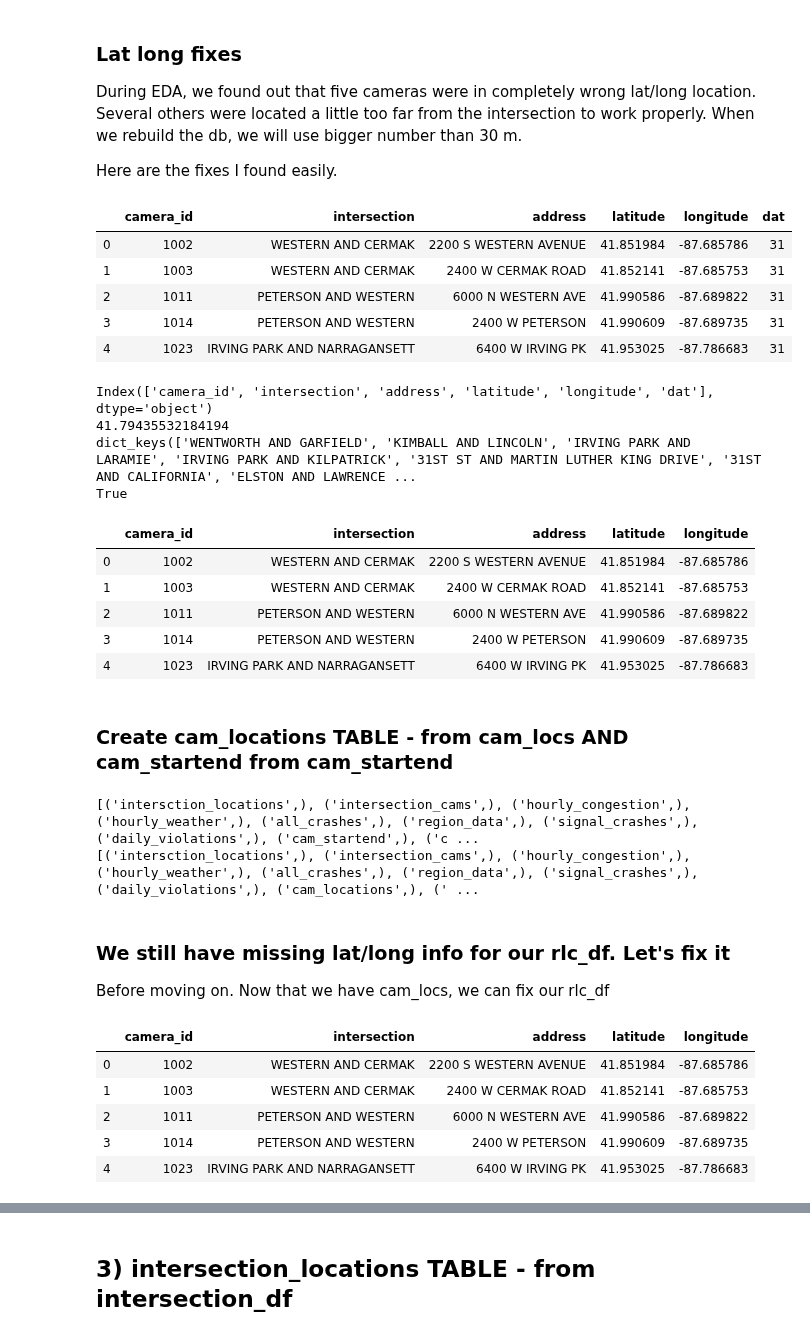
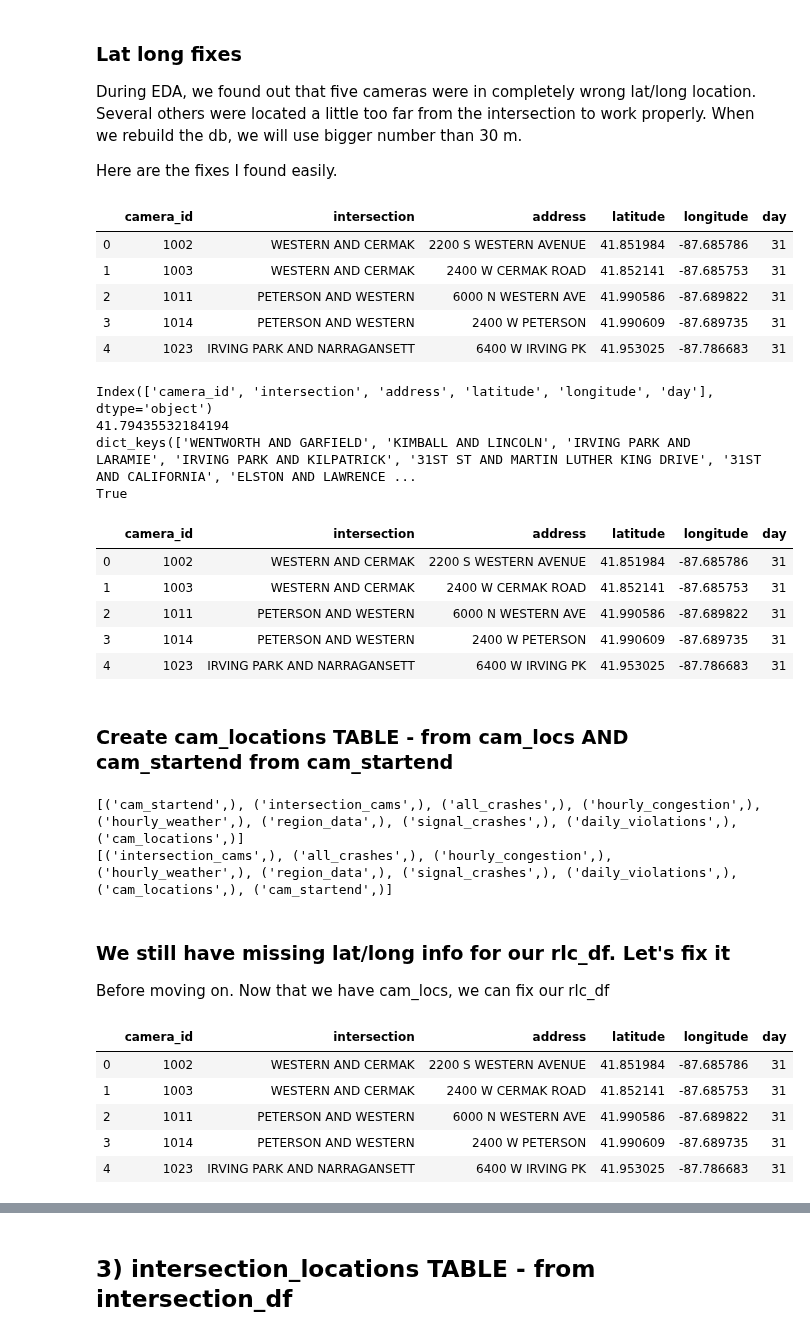
Before and after one commit to sciencelee/chicago-red-light-cameras, a Jupyter notebook: 01-build-db.ipynb, the cells around one changed output, grey strips where cells are left out. Cells and saved outputs as stored; diff of their text form; code cells hidden in the pictures.

```diff
--- a/01-build-db.ipynb
+++ b/01-build-db.ipynb
@@ -198,7 +198,7 @@ rlc_df['latitude'] = rlc_df['latitude'].apply(float)
 rlc_df['longitude'] = rlc_df['longitude'].apply(float)
 rlc_df['violation_date'] = pd.to_datetime(rlc_df['violation_date'])
 rlc_df['month'] = rlc_df['violation_date'].apply(lambda x: int(x.month))
-rlc_df['dat'] = rlc_df['violation_date'].apply(lambda x: int(x.day))
+rlc_df['day'] = rlc_df['violation_date'].apply(lambda x: int(x.day))  # fixed from dat to day!
 
 rlc_df['weekday'] = rlc_df['violation_date'].apply(lambda x: int(datetime.weekday(x)))
 rlc_df['year'] = rlc_df['violation_date'].apply(lambda x: int(x.year))
@@ -461,7 +461,7 @@ correct_camlocs = {'WENTWORTH AND GARFIELD': (41.79435532184194, -87.63114616279
 # %%
 cam_locs.head()
 # %% [output]
-|  | camera_id | intersection | address | latitude | longitude | dat |
+|  | camera_id | intersection | address | latitude | longitude | day |
 | 0 | 1002 | WESTERN AND CERMAK | 2200 S WESTERN AVENUE | 41.851984 | -87.685786 | 31 |
 | 1 | 1003 | WESTERN AND CERMAK | 2400 W CERMAK ROAD | 41.852141 | -87.685753 | 31 |
 | 2 | 1011 | PETERSON AND WESTERN | 6000 N WESTERN AVE | 41.990586 | -87.689822 | 31 |
@@ -470,33 +470,32 @@ cam_locs.head()
 # %%
 print(cam_locs.columns)
 
 print(correct_camlocs['WENTWORTH AND GARFIELD'][0])
 print(correct_camlocs.keys())
 print('WENTWORTH AND GARFIELD' in correct_camlocs.keys())
 cam_locs['latitude'] = cam_locs.apply(lambda x: correct_camlocs[x['intersection']][0] if x['intersection'] in correct_camlocs.keys() else x['latitude'], axis=1)
 cam_locs['longitude'] = cam_locs.apply(lambda x: correct_camlocs[x['intersection']][1] if x['intersection'] in correct_camlocs.keys() else x['longitude'], axis=1)
 
-cam_locs.drop(columns=['dat'], inplace=True)
 cam_locs.head()
 # %% [output]
-Index(['camera_id', 'intersection', 'address', 'latitude', 'longitude', 'dat'], dtype='object')
+Index(['camera_id', 'intersection', 'address', 'latitude', 'longitude', 'day'], dtype='object')
 41.79435532184194
 dict_keys(['WENTWORTH AND GARFIELD', 'KIMBALL AND LINCOLN', 'IRVING PARK AND LARAMIE', 'IRVING PARK AND KILPATRICK', '31ST ST AND MARTIN LUTHER KING DRIVE', '31ST AND CALIFORNIA', 'ELSTON AND LAWRENCE ...
 True
-|  | camera_id | intersection | address | latitude | longitude |
-| 0 | 1002 | WESTERN AND CERMAK | 2200 S WESTERN AVENUE | 41.851984 | -87.685786 |
-| 1 | 1003 | WESTERN AND CERMAK | 2400 W CERMAK ROAD | 41.852141 | -87.685753 |
-| 2 | 1011 | PETERSON AND WESTERN | 6000 N WESTERN AVE | 41.990586 | -87.689822 |
-| 3 | 1014 | PETERSON AND WESTERN | 2400 W PETERSON | 41.990609 | -87.689735 |
-| 4 | 1023 | IRVING PARK AND NARRAGANSETT | 6400 W IRVING PK | 41.953025 | -87.786683 |
+|  | camera_id | intersection | address | latitude | longitude | day |
+| 0 | 1002 | WESTERN AND CERMAK | 2200 S WESTERN AVENUE | 41.851984 | -87.685786 | 31 |
+| 1 | 1003 | WESTERN AND CERMAK | 2400 W CERMAK ROAD | 41.852141 | -87.685753 | 31 |
+| 2 | 1011 | PETERSON AND WESTERN | 6000 N WESTERN AVE | 41.990586 | -87.689822 | 31 |
+| 3 | 1014 | PETERSON AND WESTERN | 2400 W PETERSON | 41.990609 | -87.689735 | 31 |
+| 4 | 1023 | IRVING PARK AND NARRAGANSETT | 6400 W IRVING PK | 41.953025 | -87.786683 | 31 |
 # %% [markdown]
 ### Create cam_locations TABLE - from cam_locs AND cam_startend from cam_startend
 # %%
 make_table(cam_locs, 'cam_locations', c, conn)
 make_table(cam_startend, 'cam_startend', c, conn)
 # %% [output]
-[('intersction_locations',), ('intersection_cams',), ('hourly_congestion',), ('hourly_weather',), ('all_crashes',), ('region_data',), ('signal_crashes',), ('daily_violations',), ('cam_startend',), ('c ...
-[('intersction_locations',), ('intersection_cams',), ('hourly_congestion',), ('hourly_weather',), ('all_crashes',), ('region_data',), ('signal_crashes',), ('daily_violations',), ('cam_locations',), (' ...
+[('cam_startend',), ('intersection_cams',), ('all_crashes',), ('hourly_congestion',), ('hourly_weather',), ('region_data',), ('signal_crashes',), ('daily_violations',), ('cam_locations',)]
+[('intersection_cams',), ('all_crashes',), ('hourly_congestion',), ('hourly_weather',), ('region_data',), ('signal_crashes',), ('daily_violations',), ('cam_locations',), ('cam_startend',)]
 # %% [markdown]
 ###  We still have missing lat/long info for our rlc_df.  Let's fix it
 Before moving on.  Now that we have cam_locs, we can fix our rlc_df
@@ -504,12 +503,12 @@ Before moving on.  Now that we have cam_locs, we can fix our rlc_df
 rlc_df.isna().sum()
 cam_locs.head()
 # %% [output]
-|  | camera_id | intersection | address | latitude | longitude |
-| 0 | 1002 | WESTERN AND CERMAK | 2200 S WESTERN AVENUE | 41.851984 | -87.685786 |
-| 1 | 1003 | WESTERN AND CERMAK | 2400 W CERMAK ROAD | 41.852141 | -87.685753 |
-| 2 | 1011 | PETERSON AND WESTERN | 6000 N WESTERN AVE | 41.990586 | -87.689822 |
-| 3 | 1014 | PETERSON AND WESTERN | 2400 W PETERSON | 41.990609 | -87.689735 |
-| 4 | 1023 | IRVING PARK AND NARRAGANSETT | 6400 W IRVING PK | 41.953025 | -87.786683 |
+|  | camera_id | intersection | address | latitude | longitude | day |
+| 0 | 1002 | WESTERN AND CERMAK | 2200 S WESTERN AVENUE | 41.851984 | -87.685786 | 31 |
+| 1 | 1003 | WESTERN AND CERMAK | 2400 W CERMAK ROAD | 41.852141 | -87.685753 | 31 |
+| 2 | 1011 | PETERSON AND WESTERN | 6000 N WESTERN AVE | 41.990586 | -87.689822 | 31 |
+| 3 | 1014 | PETERSON AND WESTERN | 2400 W PETERSON | 41.990609 | -87.689735 | 31 |
+| 4 | 1023 | IRVING PARK AND NARRAGANSETT | 6400 W IRVING PK | 41.953025 | -87.786683 | 31 |
 # %%
 #⏳⏳⏳⏳⏳⏳
 # THIS TAKES SOME TIME (8min on my macbook pro)
```
Also changed, not shown: parts of 41 cells of this notebook, 1 other file.
